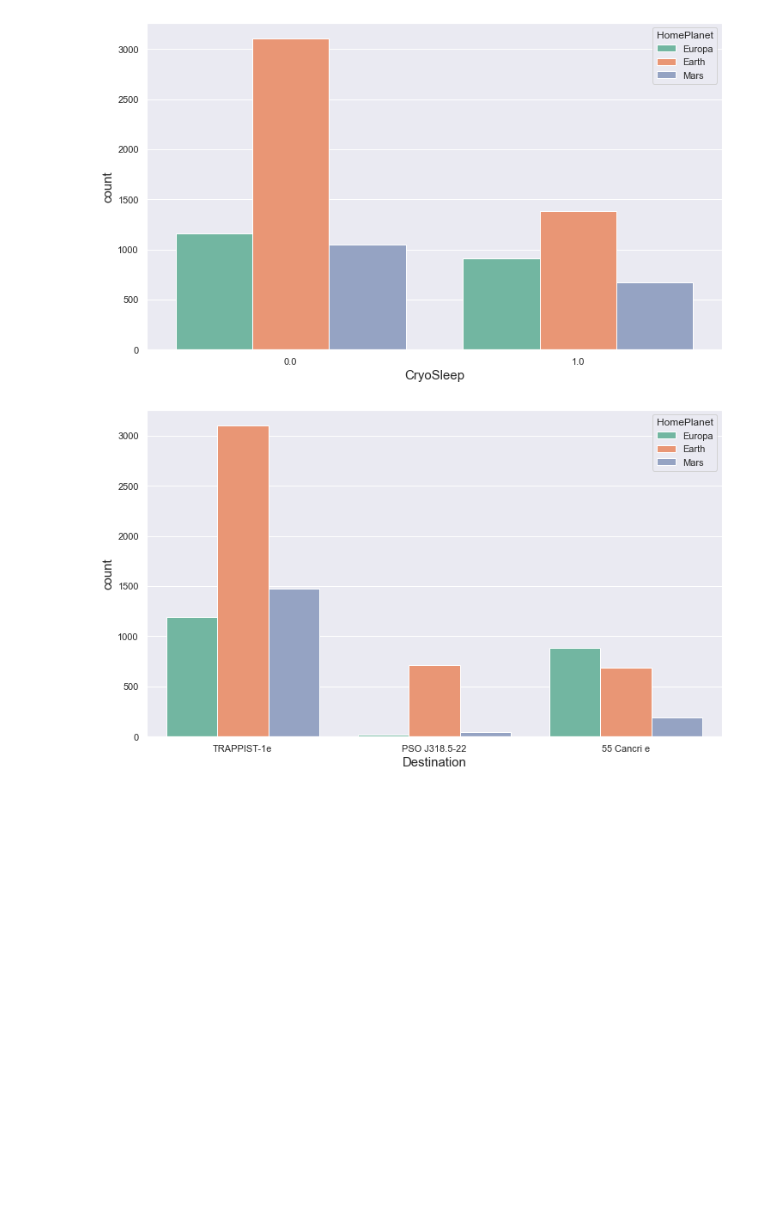
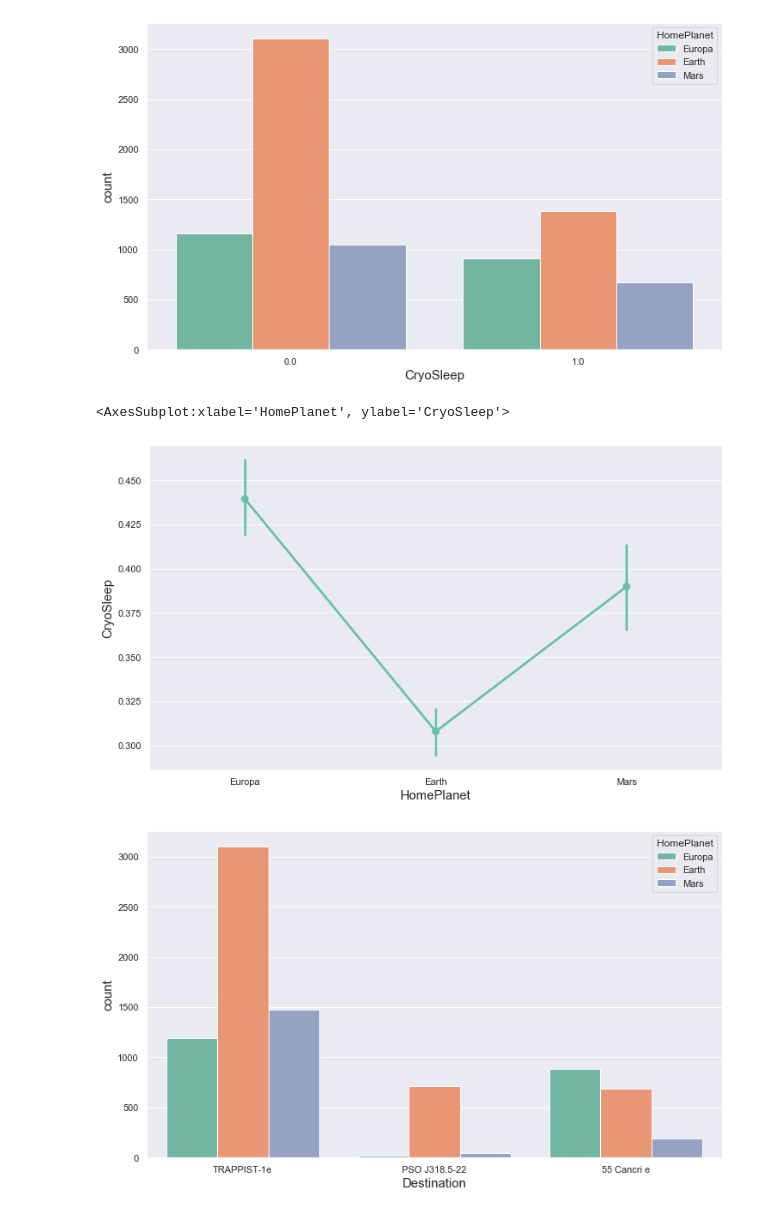
Before and after one commit to enricogoerlitz/ML-Models, a Jupyter notebook: Machine Learning Projects/01_Kaggle_Data_Projects_And_Competitions/04_Spaceship_Titanic/notebooks/01_data_eda.ipynb, the cells around one changed output. Cells and saved outputs as stored; diff of their text form; code cells hidden in the pictures; blank space fills up the shorter version.

```diff
--- a/Machine Learning Projects/01_Kaggle_Data_Projects_And_Competitions/04_Spaceship_Titanic/notebooks/01_data_eda.ipynb
+++ b/Machine Learning Projects/01_Kaggle_Data_Projects_And_Competitions/04_Spaceship_Titanic/notebooks/01_data_eda.ipynb
@@ -301,6 +333,11 @@ sns.pointplot(x=CRYO_SLEEP, y=TARGET, data=df);
 sns.countplot(x=CRYO_SLEEP, hue=HOME_PLANET, data=df);
 # %% [output]
 [figure]
+# %%
+sns.pointplot(x=HOME_PLANET, y=CRYO_SLEEP, data=df)
+# %% [output]
+<AxesSubplot:xlabel='HomePlanet', ylabel='CryoSleep'>
+[figure, added]
 # %%
 sns.countplot(x=DESTINATION, hue=HOME_PLANET, data=df);
 # %% [output]
```
Also changed, not shown: parts of 57 cells of this notebook.
